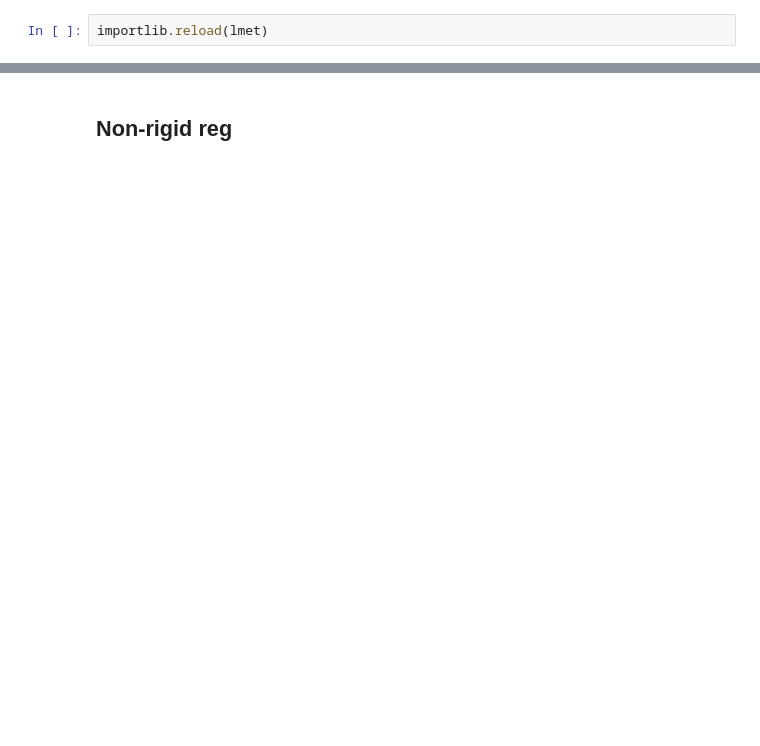
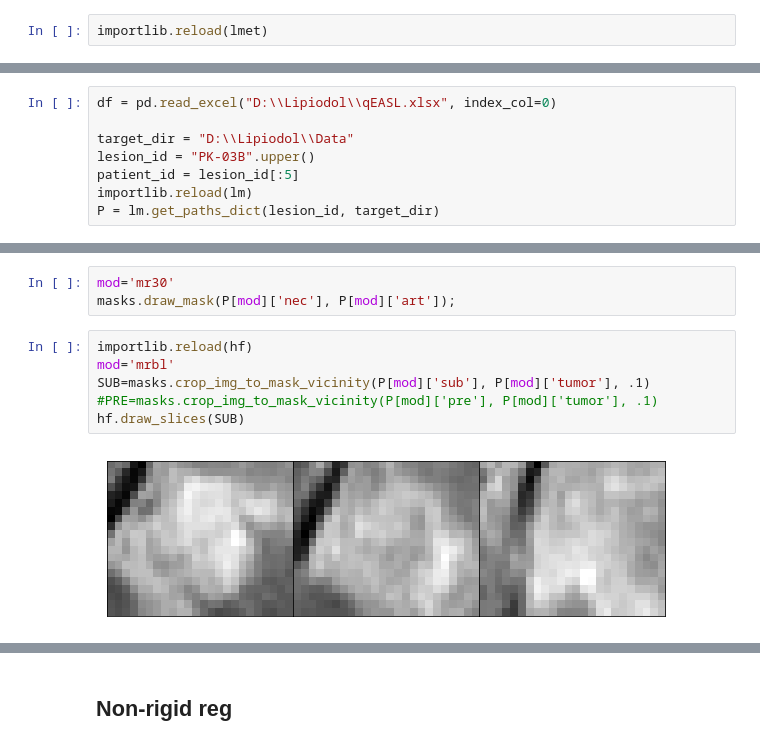
Before and after one commit to clintonjwang/lipiodol, a Jupyter notebook: data-retriever.ipynb, the cells around one changed output, grey strips where cells are left out. Cells and saved outputs as stored; diff of their text form; blank space fills up the shorter version.

Commit message:
refactor paths

```diff
--- a/data-retriever.ipynb
+++ b/data-retriever.ipynb
@@ -330,0 +301,8 @@ hf.draw_slices(ART-PRE)
+# %%
+df = pd.read_excel("D:\\Lipiodol\\qEASL.xlsx", index_col=0)
+
+target_dir = "D:\\Lipiodol\\Data"
+lesion_id = "PK-03B".upper()
+patient_id = lesion_id[:5]
+importlib.reload(lm)
+P = lm.get_paths_dict(lesion_id, target_dir)
@@ -330,0 +326,11 @@ hf.draw_slices(ART-PRE)
+# %%
+mod='mr30'
+masks.draw_mask(P[mod]['nec'], P[mod]['art']);
+# %%
+importlib.reload(hf)
+mod='mrbl'
+SUB=masks.crop_img_to_mask_vicinity(P[mod]['sub'], P[mod]['tumor'], .1)
+#PRE=masks.crop_img_to_mask_vicinity(P[mod]['pre'], P[mod]['tumor'], .1)
+hf.draw_slices(SUB)
+# %% [output]
+[figure, added]
```
Also changed, not shown: parts of 56 cells of this notebook, 6 other files.
